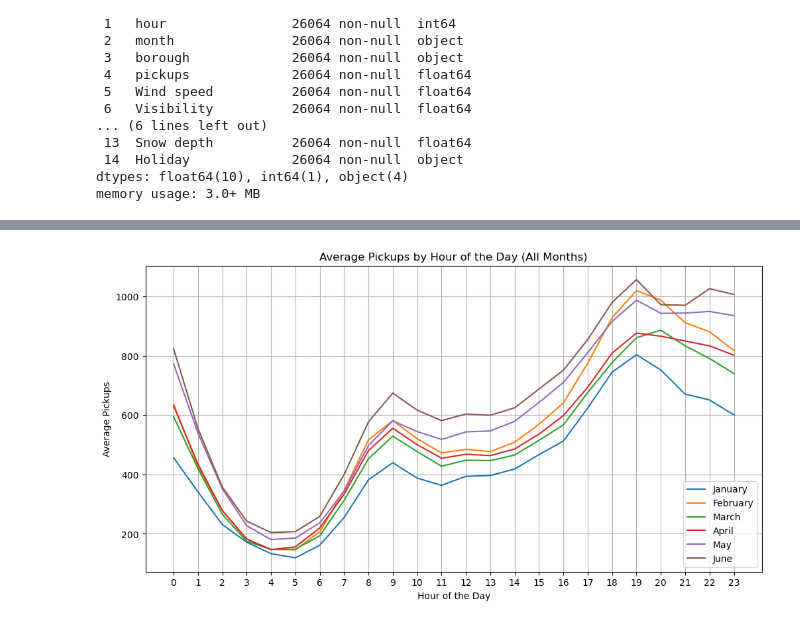
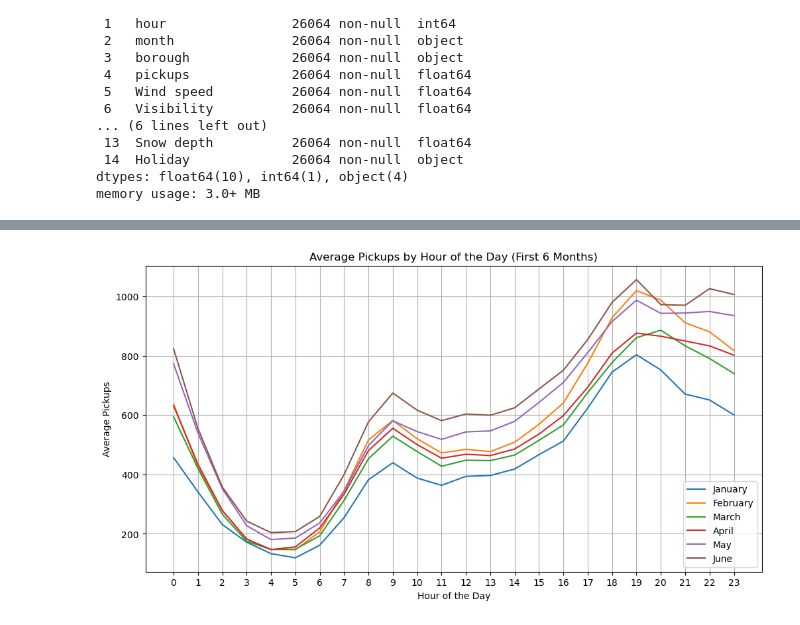
Before and after one commit to Jherza-X/Project1-Group9, a Jupyter notebook: Uber-Weather-Project/project-1 - Q3.ipynb, the cells around one changed output, grey strips where cells are left out. Cells and saved outputs as stored; diff of their text form; code cells hidden in the pictures.

```diff
--- a/Uber-Weather-Project/project-1 - Q3.ipynb
+++ b/Uber-Weather-Project/project-1 - Q3.ipynb
@@ -121,20 +81,20 @@ Name: pickups, dtype: float64
 # %%
 # Group the data by month and hour of the day and calculate the average pickups
 pickup_monthly_data = df.groupby(['month', 'hour'])['pickups'].mean()
 
 # Plot pickup patterns for each month and for entire boroughs
 months = df['month'].unique()
 plt.figure(figsize=(12, 6))
 for month in months:
     monthly_data = pickup_monthly_data[month]
     plt.plot(monthly_data.index, monthly_data, label=f'{month}')
 
-plt.title('Average Pickups by Hour of the Day (All Months)')
+plt.title('Average Pickups by Hour of the Day (First 6 Months)')
 plt.xlabel('Hour of the Day')
 plt.ylabel('Average Pickups')
 plt.grid(True)
 plt.xticks(range(24))
 plt.legend()
 plt.show()
 # %% [output]
-[figure, old version]
+[figure, new version]
```
Also changed, not shown: parts of 8 cells of this notebook, 1 other file.
